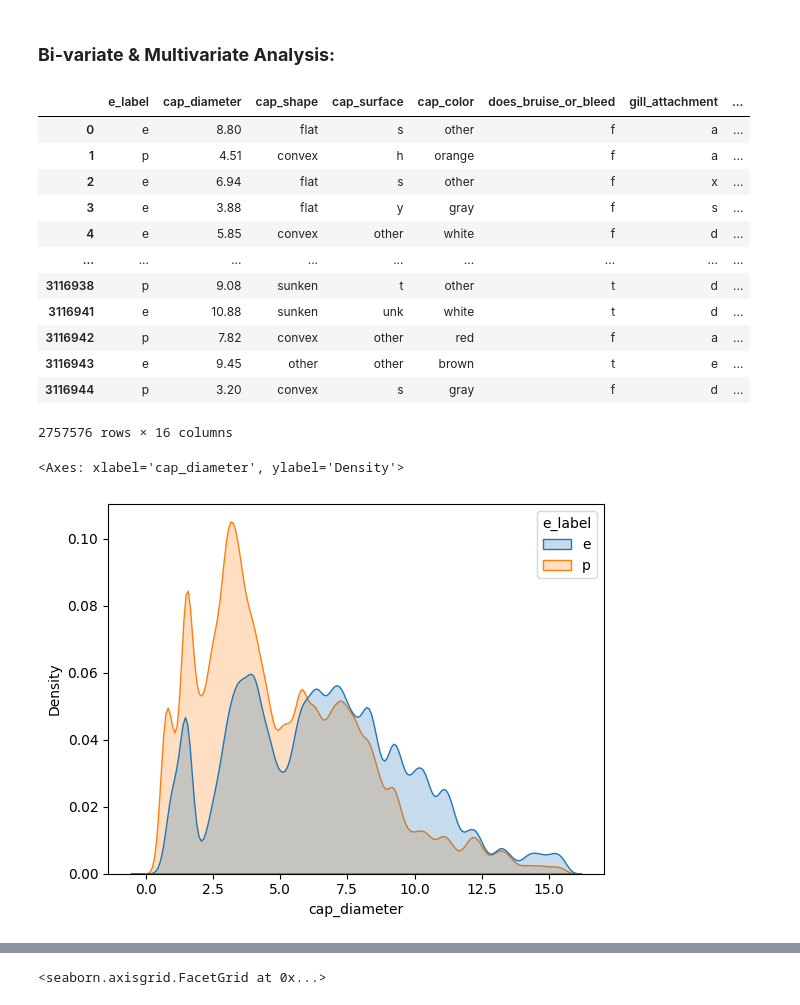
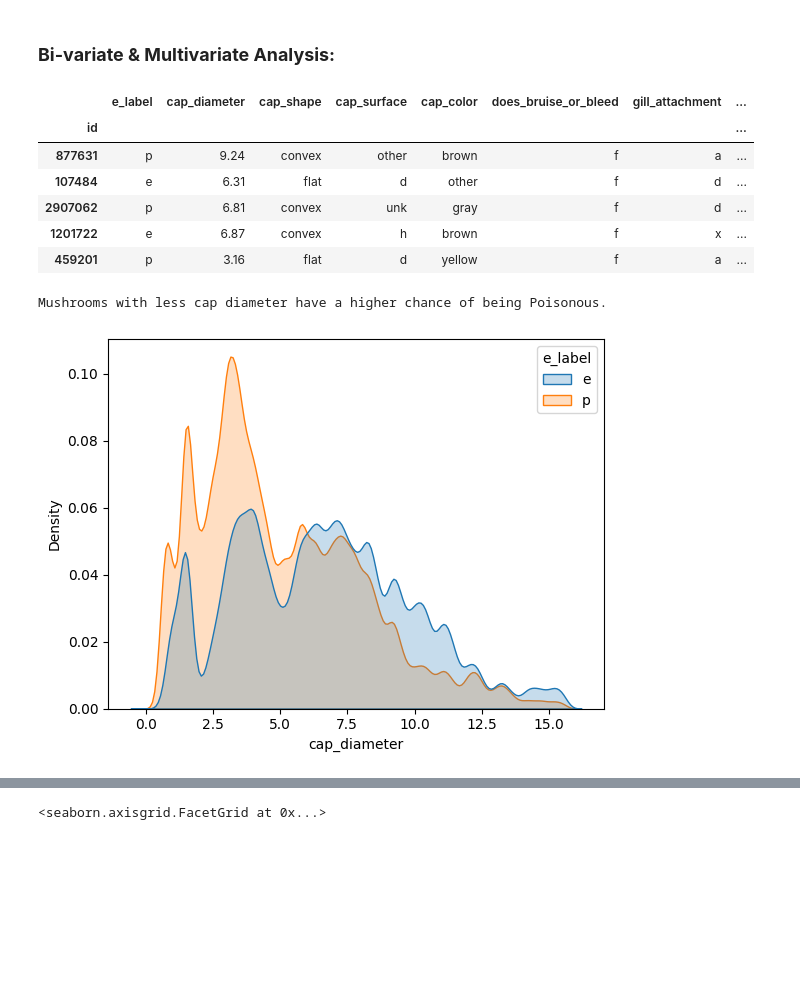
Before and after one commit to AvinandanPal25/DS__Predict_the_Mushroom, a Jupyter notebook: edible-or-poisonous-mushroom.ipynb, the cells around one changed output, grey strips where cells are left out. Saved outputs shown, nothing was run; the diff lists cells and outputs as text; code cells hidden in the pictures; blank space fills up the shorter version.

```diff
--- a/edible-or-poisonous-mushroom.ipynb
+++ b/edible-or-poisonous-mushroom.ipynb
@@ -30,5 +35,8 @@ mdf = pd.read_csv("/kaggle/input/playground-series-s4e8/train.csv")
 # %% [markdown]
 ## **Knowing the Data:~**
+# %%
+mdf.set_index('id', inplace=True)
+mdf_test.set_index('id', inplace=True)
 # %%
 mdf
 # %% [output]
@@ -63,2 +122,0 @@ mdf.sample(10)
-# %%
-mdf.drop(columns="id", inplace=True)
@@ -385,5 +474,3 @@ Name: count, dtype: int64
 ## **Data Cleaning & Processing:~**
 # %%
 temp = mdf.copy()
-# %%
-mdf = temp
@@ -780,25 +886,20 @@ mdf.shape
 # %% [markdown]
 ### **Bi-variate & Multivariate Analysis:**
 # %%
-mdf
+mdf.sample(5)
 # %% [output]
 |  | e_label | cap_diameter | cap_shape | cap_surface | cap_color | does_bruise_or_bleed | gill_attachment | ... |
-| 0 | e | 8.80 | flat | s | other | f | a | ... |
-| 1 | p | 4.51 | convex | h | orange | f | a | ... |
-| 2 | e | 6.94 | flat | s | other | f | x | ... |
-| 3 | e | 3.88 | flat | y | gray | f | s | ... |
-| 4 | e | 5.85 | convex | other | white | f | d | ... |
-| ... | ... | ... | ... | ... | ... | ... | ... | ... |
-| 3116938 | p | 9.08 | sunken | t | other | t | d | ... |
-| 3116941 | e | 10.88 | sunken | unk | white | t | d | ... |
-| 3116942 | p | 7.82 | convex | other | red | f | a | ... |
-| 3116943 | e | 9.45 | other | other | brown | t | e | ... |
-| 3116944 | p | 3.20 | convex | s | gray | f | d | ... |
+| id |  |  |  |  |  |  |  | ... |
+| 877631 | p | 9.24 | convex | other | brown | f | a | ... |
+| 107484 | e | 6.31 | flat | d | other | f | d | ... |
+| 2907062 | p | 6.81 | convex | unk | gray | f | d | ... |
+| 1201722 | e | 6.87 | convex | h | brown | f | x | ... |
+| 459201 | p | 3.16 | flat | d | yellow | f | a | ... |
-2757576 rows × 16 columns
 # %%
 sns.kdeplot(data =mdf, fill=True, x='cap_diameter', hue='e_label')
+print("Mushrooms with less cap diameter have a higher chance of being Poisonous.")
 # %% [output]
-<Axes: xlabel='cap_diameter', ylabel='Density'>
+Mushrooms with less cap diameter have a higher chance of being Poisonous.
 [figure]
 # %%
 sns.catplot(kind='box', data =mdf, x='e_label', y='cap_diameter', hue='season', height=3, aspect=2)
```
Also changed, not shown: parts of 67 cells of this notebook.
